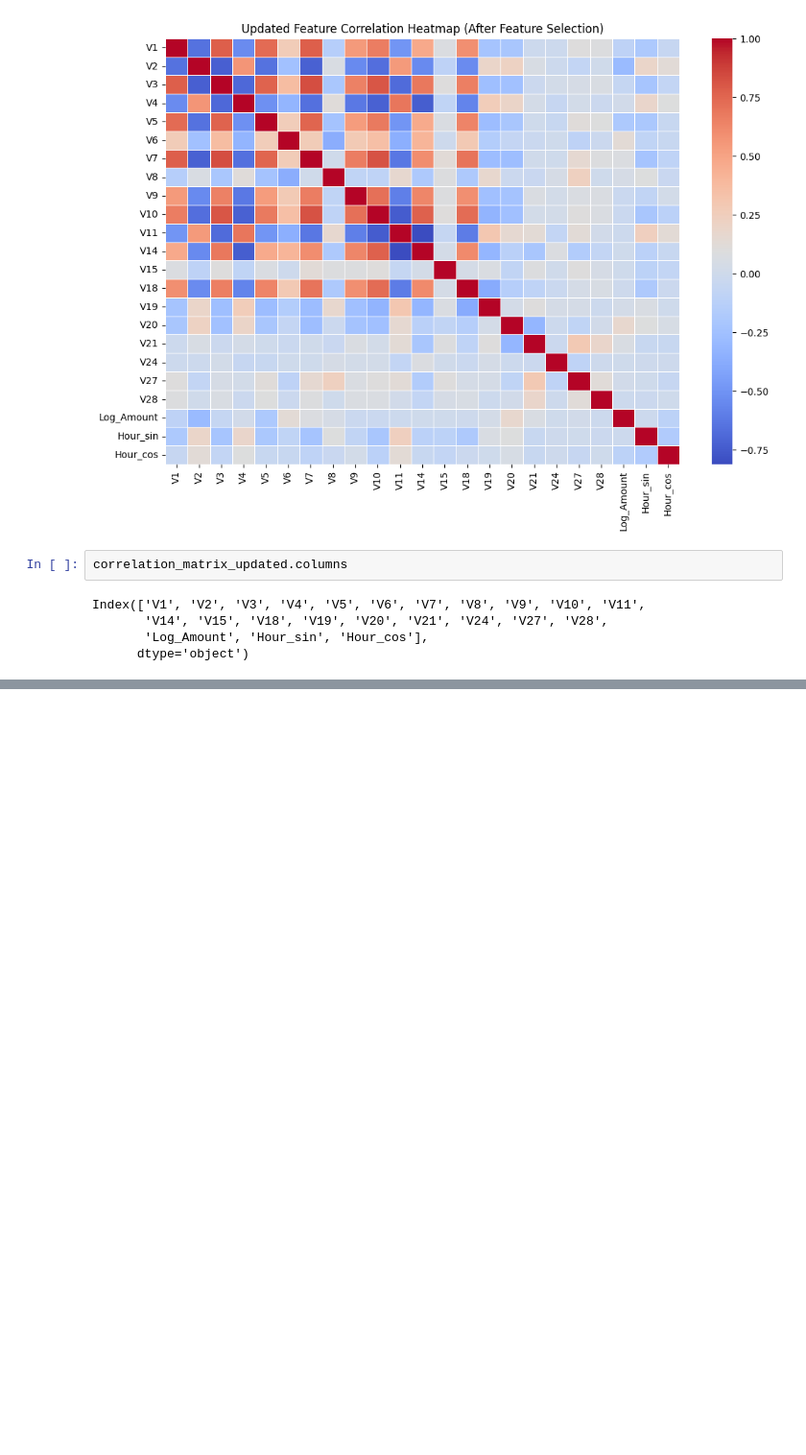
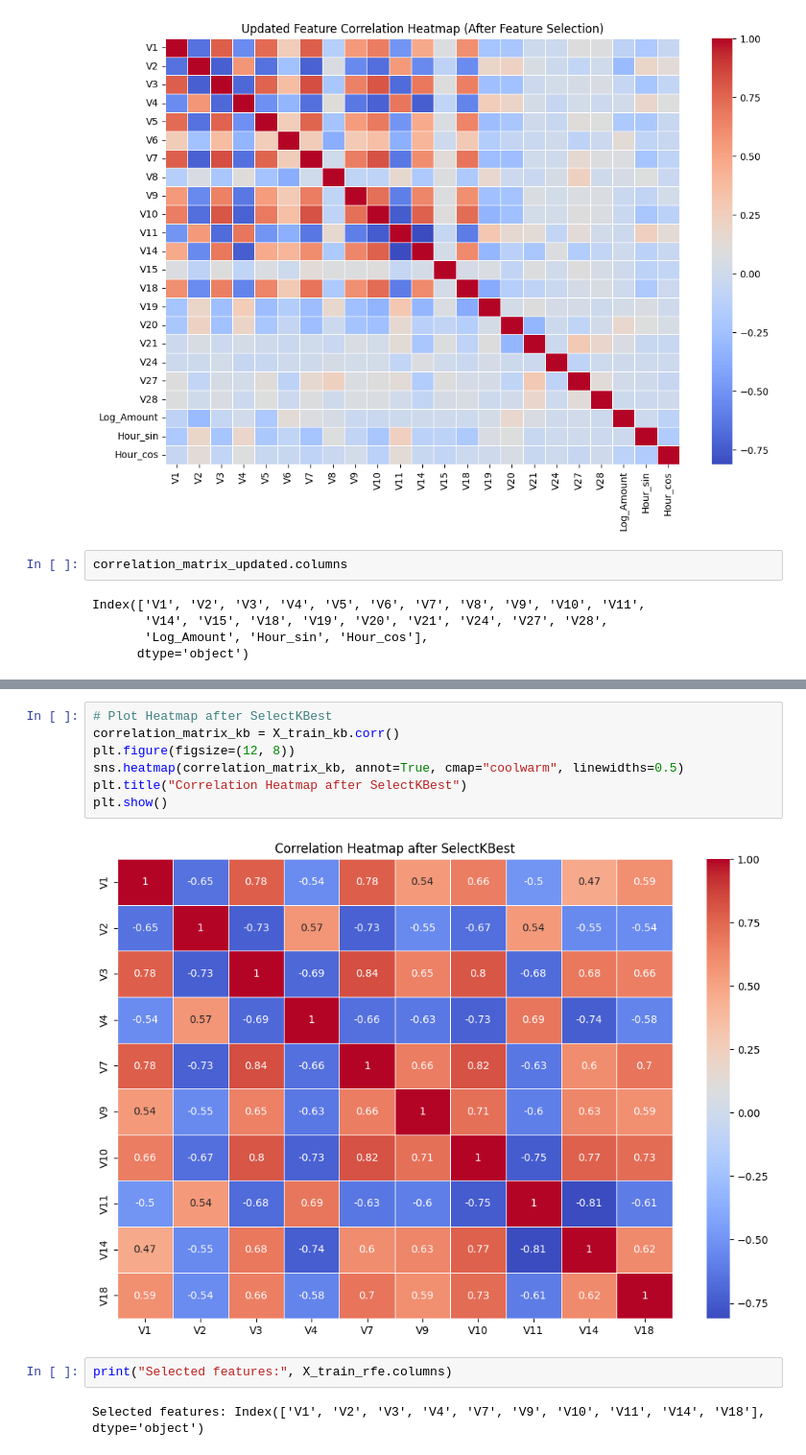
Before and after one commit to MohsseniMahdi/anomguard, a Jupyter notebook: Mahdi_V1.5_M.ipynb, the cells around one changed output, grey strips where cells are left out. Shown at 96% size. Drawn from its saved outputs; the diff is of its cells as text; blank space fills up the shorter version.

```diff
--- a/Mahdi_V1.5_M.ipynb
+++ b/Mahdi_V1.5_M.ipynb
@@ -497,0 +594,13 @@ Index(['V1', 'V2', 'V3', 'V4', 'V5', 'V6', 'V7', 'V8', 'V9', 'V10', 'V11',
+# %%
+# Plot Heatmap after SelectKBest
+correlation_matrix_kb = X_train_kb.corr()
+plt.figure(figsize=(12, 8))
+sns.heatmap(correlation_matrix_kb, annot=True, cmap="coolwarm", linewidths=0.5)
+plt.title("Correlation Heatmap after SelectKBest")
+plt.show()
+# %% [output]
+[figure, added]
+# %%
+print("Selected features:", X_train_rfe.columns)
+# %% [output]
+Selected features: Index(['V1', 'V2', 'V3', 'V4', 'V7', 'V9', 'V10', 'V11', 'V14', 'V18'], dtype='object')
```
Also changed, not shown: parts of 9 cells of this notebook.
